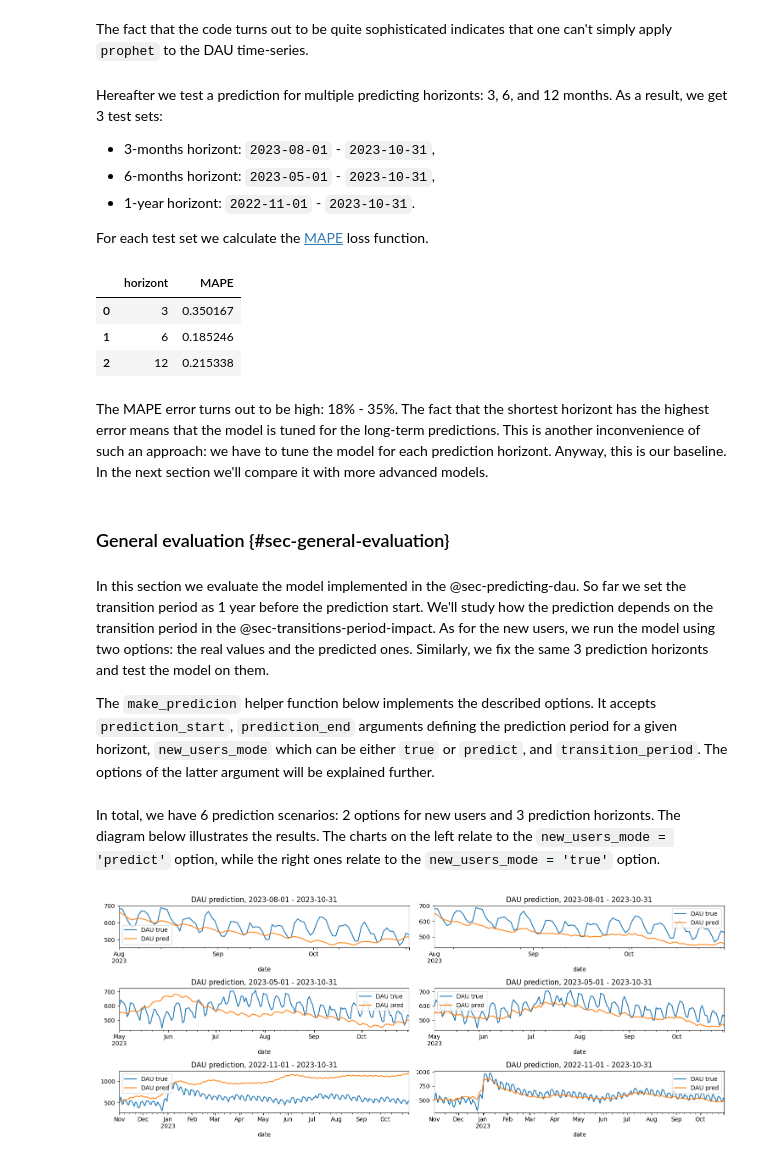
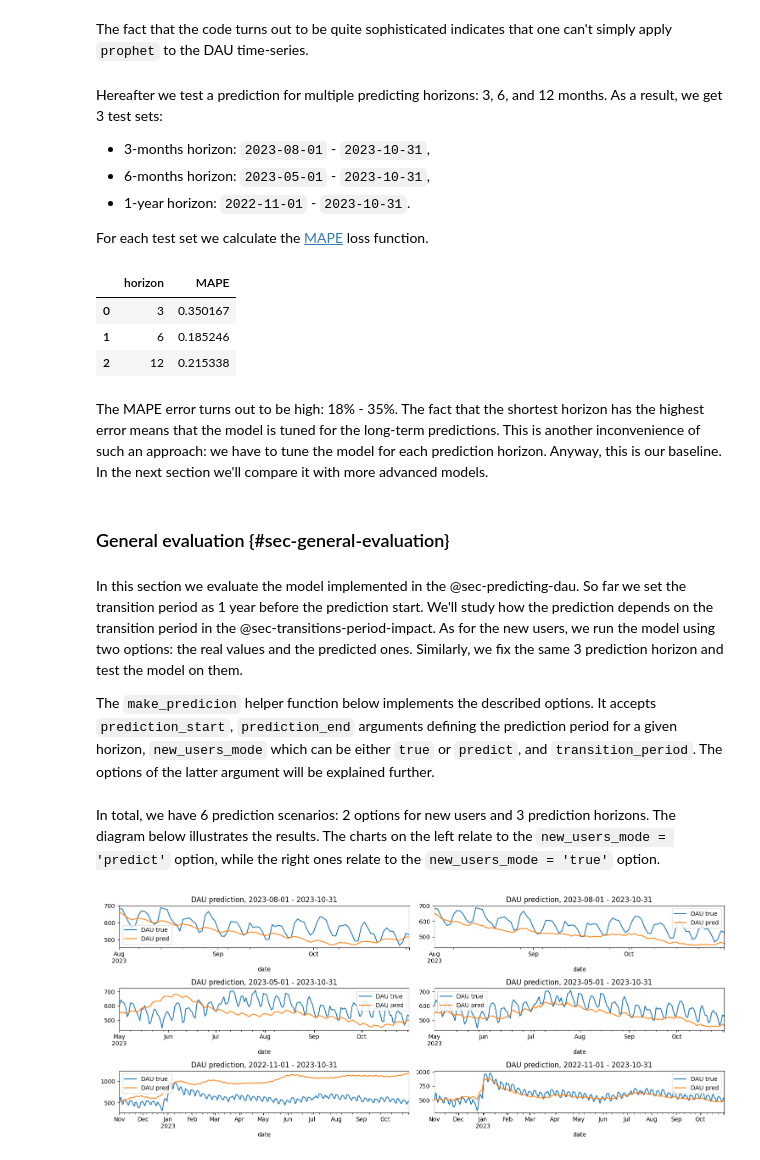
Before and after one commit to wowone/wowone.github.io, a Jupyter notebook: posts/2024-12-02_dau_prediction/dau_prediction.ipynb, the cells around one changed output. Saved outputs shown, nothing was run; the diff lists cells and outputs as text; code cells hidden in the pictures.

```diff
--- a/posts/2024-12-02_dau_prediction/dau_prediction.ipynb
+++ b/posts/2024-12-02_dau_prediction/dau_prediction.ipynb
@@ -579,43 +579,43 @@ def predict_dau_prophet(prediction_start, prediction_end, dau_true, show_plot=Tr
 # %% [markdown]
 The fact that the code turns out to be quite sophisticated indicates that one can't simply apply `prophet` to the DAU time-series.
 # %% [markdown]
-Hereafter we test a prediction for multiple predicting horizonts: 3, 6, and 12 months. As a result, we get 3 test sets:
+Hereafter we test a prediction for multiple predicting horizons: 3, 6, and 12 months. As a result, we get 3 test sets:
 
-- 3-months horizont: `2023-08-01` -  `2023-10-31`,
-- 6-months horizont: `2023-05-01` -  `2023-10-31`,
-- 1-year horizont: `2022-11-01` -  `2023-10-31`.
+- 3-months horizon: `2023-08-01` -  `2023-10-31`,
+- 6-months horizon: `2023-05-01` -  `2023-10-31`,
+- 1-year horizon: `2022-11-01` -  `2023-10-31`.
 
 For each test set we calculate the [MAPE](https://en.wikipedia.org/wiki/Mean_absolute_percentage_error) loss function.
 # %%
 from sklearn.metrics import mean_absolute_percentage_error
 
 mapes = []
 prediction_end = '2023-10-31'
-prediction_horizont = [3, 6, 12]
+prediction_horizon = [3, 6, 12]
 
-for offset in prediction_horizont:
+for offset in prediction_horizon:
     prediction_start = pd.to_datetime(prediction_end) - pd.DateOffset(months=offset - 1)
     prediction_start = prediction_start.replace(day=1)
     prediction_end = '2023-10-31'
     pred = predict_dau_prophet(prediction_start, prediction_end, dau_true['dau'], show_plot=False)
     mape = mean_absolute_percentage_error(dau_true['dau'].reindex(pred.index), pred)
     mapes.append(mape)
 
-mapes = pd.DataFrame({'horizont': prediction_horizont, 'MAPE': mapes})
+mapes = pd.DataFrame({'horizon': prediction_horizon, 'MAPE': mapes})
 mapes
 # %% [output]
-|  | horizont | MAPE |
+|  | horizon | MAPE |
 | 0 | 3 | 0.350167 |
 | 1 | 6 | 0.185246 |
 | 2 | 12 | 0.215338 |
 # %% [markdown]
-The MAPE error turns out to be high: 18% - 35%. The fact that the shortest horizont has the highest error means that the model is tuned for the long-term predictions. This is another inconvenience of such an approach: we have to tune the model for each prediction horizont. Anyway, this is our baseline. In the next section we'll compare it with more advanced models.
+The MAPE error turns out to be high: 18% - 35%. The fact that the shortest horizon has the highest error means that the model is tuned for the long-term predictions. This is another inconvenience of such an approach: we have to tune the model for each prediction horizon. Anyway, this is our baseline. In the next section we'll compare it with more advanced models.
 # %% [markdown]
 ### General evaluation {#sec-general-evaluation}
 # %% [markdown]
-In this section we evaluate the model implemented in the @sec-predicting-dau. So far we set the transition period as 1 year before the prediction start. We'll study how the prediction depends on the transition period in the @sec-transitions-period-impact. As for the new users, we run the model using two options: the real values and the predicted ones. Similarly, we fix the same 3 prediction horizonts and test the model on them.
+In this section we evaluate the model implemented in the @sec-predicting-dau. So far we set the transition period as 1 year before the prediction start. We'll study how the prediction depends on the transition period in the @sec-transitions-period-impact. As for the new users, we run the model using two options: the real values and the predicted ones. Similarly, we fix the same 3 prediction horizon and test the model on them.
 
-The `make_predicion` helper function below implements the described options. It accepts `prediction_start`, `prediction_end` arguments defining the prediction period for a given horizont, `new_users_mode` which can be either `true` or `predict`, and `transition_period`. The options of the latter argument will be explained further.
+The `make_predicion` helper function below implements the described options. It accepts `prediction_start`, `prediction_end` arguments defining the prediction period for a given horizon, `new_users_mode` which can be either `true` or `predict`, and `transition_period`. The options of the latter argument will be explained further.
 # %%
 import re
 
@@ -682,7 +682,7 @@ def prediction_details(dau_true, dau_pred, show_plot=True, ax=None):
             ax.legend()
     return mape
 # %% [markdown]
-In total, we have 6 prediction scenarios: 2 options for new users and 3 prediction horizonts. The diagram below illustrates the results. The charts on the left relate to the `new_users_mode = 'predict'` option, while the right ones relate to the `new_users_mode = 'true'` option.
+In total, we have 6 prediction scenarios: 2 options for new users and 3 prediction horizons. The diagram below illustrates the results. The charts on the left relate to the `new_users_mode = 'predict'` option, while the right ones relate to the `new_users_mode = 'true'` option.
 # %%
 fig, axs = plt.subplots(3, 2, figsize=(15, 6))
 mapes = []
```
Also changed, not shown: parts of 9 cells of this notebook, 8 other files.
